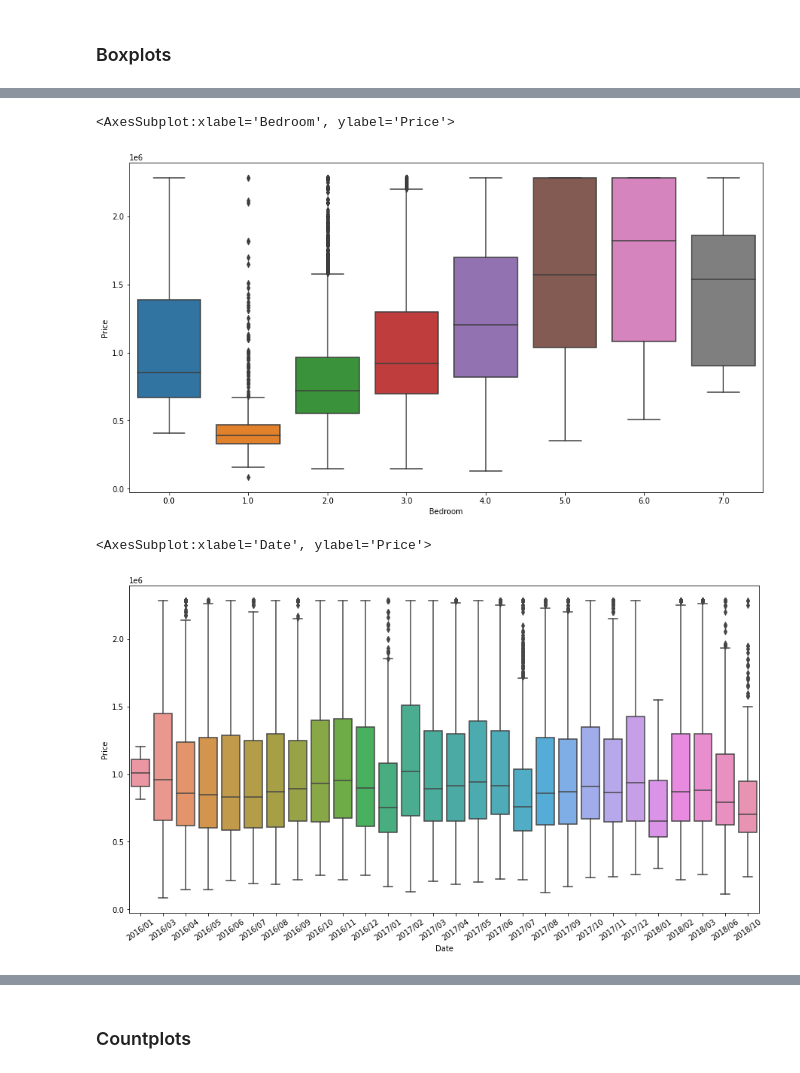
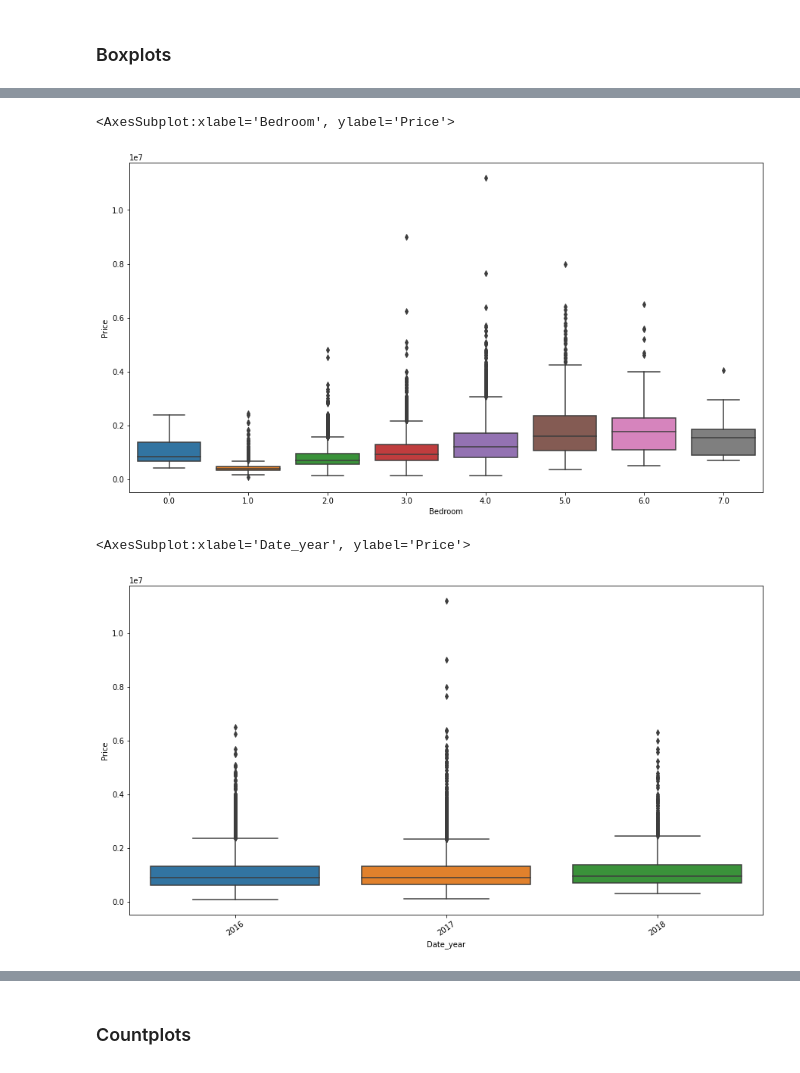
Before and after one commit to yawavi92/ML-Housing_price_predection, a Jupyter notebook: melbourne_housing_data.ipynb, the cells around one changed output, grey strips where cells are left out. Drawn from its saved outputs; the diff is of its cells as text; code cells hidden in the pictures.

```diff
--- a/melbourne_housing_data.ipynb
+++ b/melbourne_housing_data.ipynb
@@ -130,10 +133,10 @@ melbourne_df
 | 34856 | Yarraville | 3 Tarrengower St | 2 | h | 1020000.0 | 24/02/2018 | 6.3 | 3013.0 | 2.0 | 1.0 | 0.0 | ... |
 34857 rows × 15 columns
 # %%
-# ISO timestamp the Date column
-melbourne_df["Date"] = pd.to_datetime(df["Date"])
+# # ISO timestamp the Date column
+# melbourne_df["Date"] = pd.to_datetime(df["Date"])
 
-# Change to month/year format
-# melbourne_df["Date"] = melbourne_df["Date"].apply(lambda x: x.strftime('%Y/%B'))
-melbourne_df["Date"] = melbourne_df["Date"].apply(lambda x: x.strftime('%Y/%m'))
-melbourne_df
+# # Change to month/year format
+# # melbourne_df["Date"] = melbourne_df["Date"].apply(lambda x: x.strftime('%Y/%B'))
+# melbourne_df["Date"] = melbourne_df["Date"].apply(lambda x: x.strftime('%Y/%m'))
+# melbourne_df
@@ -203,3 +192,12 @@ Council              0
 Region               0
 Property Count       0
 dtype: int64
+# %%
+# drop missing value
+melbourne_df.dropna(inplace = True)
+# %%
+# change format
+melbourne_df['Date'] = pd.to_datetime(melbourne_df['Date'])
+melbourne_df['Date_year'] = melbourne_df['Date'].dt.year
+melbourne_df.drop(['Date'], axis = 1, inplace = True)
+melbourne_df
@@ -242,12 +254,12 @@ sns.boxplot(y="Price", data=melbourne_df)
 # %%
-# Price outliers
-finding_outliers(melbourne_df, "Price").sort_values("Price")
+# # Price outliers
+# finding_outliers(melbourne_df, "Price").sort_values("Price")
 
-# For price
-iqr_price = melbourne_df["Price"].quantile(0.75) - melbourne_df["Price"].quantile(0.25)
-melbourne_df["Price"].quantile(0.75) + 1.5 * iqr_price
-melbourne_df.loc[(finding_outliers(melbourne_df, "Price").index, "Price")] = melbourne_df["Price"].quantile(0.75) + 1.5 * iqr_price
+# # For price
+# iqr_price = melbourne_df["Price"].quantile(0.75) - melbourne_df["Price"].quantile(0.25)
+# melbourne_df["Price"].quantile(0.75) + 1.5 * iqr_price
+# melbourne_df.loc[(finding_outliers(melbourne_df, "Price").index, "Price")] = melbourne_df["Price"].quantile(0.75) + 1.5 * iqr_price
 
-# Price boxplot
-plt.figure(figsize=(8,8))
-sns.boxplot(y="Price", data=melbourne_df)
+# # Price boxplot
+# plt.figure(figsize=(8,8))
+# sns.boxplot(y="Price", data=melbourne_df)
@@ -337,15 +346,15 @@ plt.figure(figsize=(15,8))
 sns.boxplot(x="Bedroom", y="Price", data=melbourne_df)
 # %% [output]
 <AxesSubplot:xlabel='Bedroom', ylabel='Price'>
-[figure, old version]
+[figure, new version]
 # %%
 # Plot Price and Date
 plt.figure(figsize=(15,8))
 plt.xticks(rotation = 35)
-sns.boxplot(x="Date", y="Price", data=melbourne_df.sort_values("Date"))
+sns.boxplot(x="Date_year", y="Price", data=melbourne_df.sort_values("Date_year"))
 # %% [output]
-<AxesSubplot:xlabel='Date', ylabel='Price'>
+<AxesSubplot:xlabel='Date_year', ylabel='Price'>
-[figure, old version]
+[figure, new version]
 # %%
 ################## Plot Landsize vs Price
 ################## Use bins for Landsize to clean up boxplot
```
Also changed, not shown: parts of 64 cells of this notebook, 4 other files.
